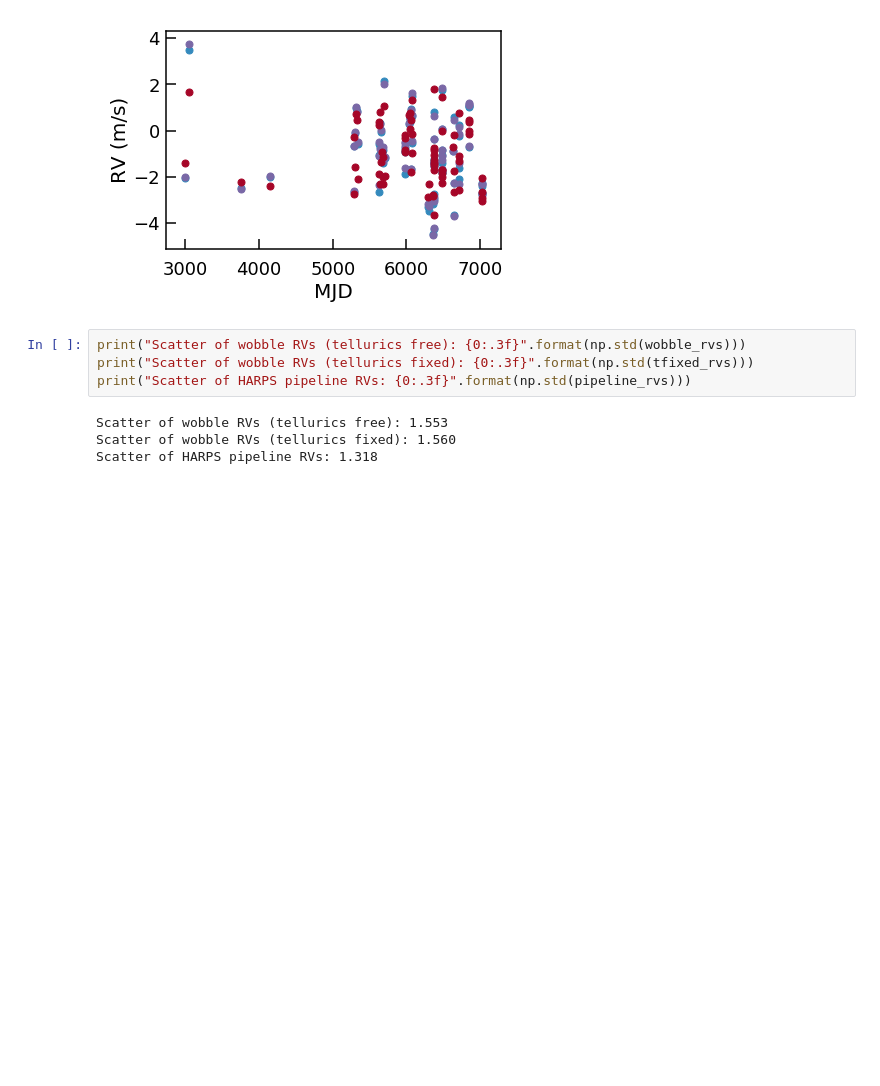
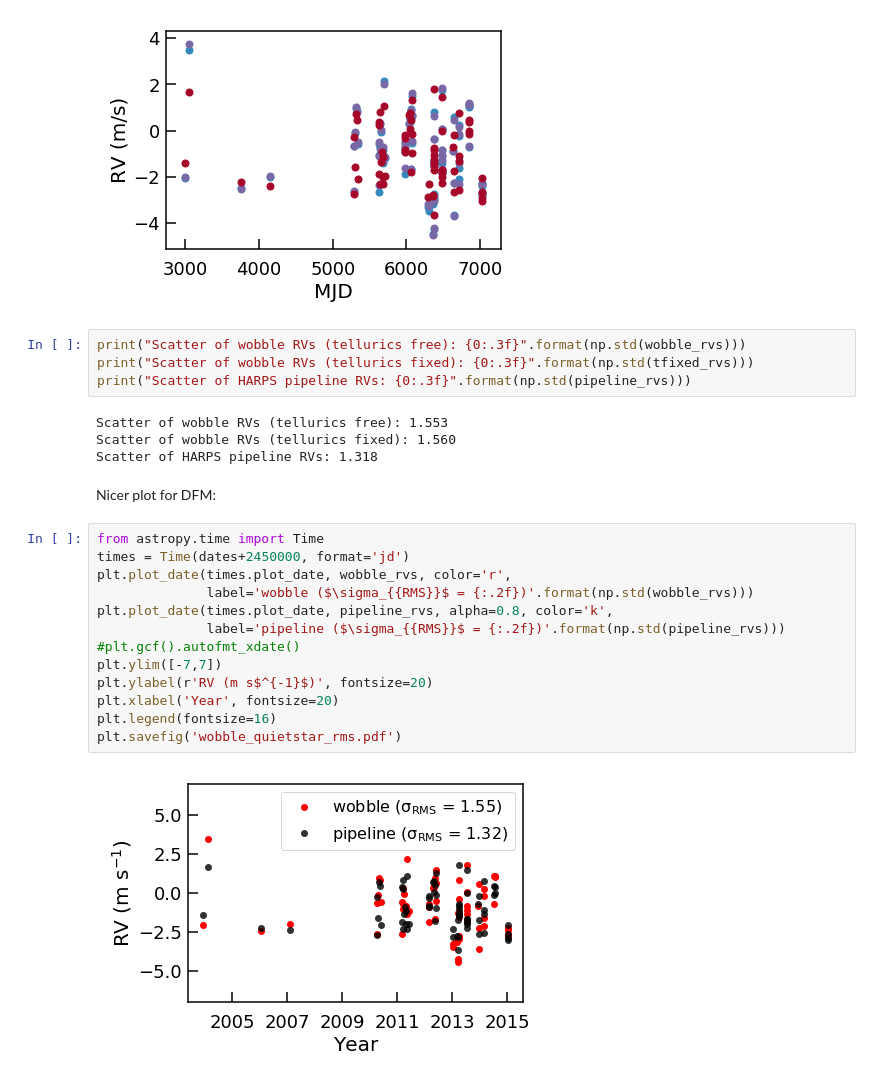
Before and after one commit to megbedell/wobble, a Jupyter notebook: notebooks/HIP54287.ipynb, the cells around one changed output. Drawn from its saved outputs; the diff is of its cells as text; blank space fills up the shorter version.

```diff
--- a/notebooks/HIP54287.ipynb
+++ b/notebooks/HIP54287.ipynb
@@ -53,3 +53,20 @@ print("Scatter of HARPS pipeline RVs: {0:.3f}".format(np.std(pipeline_rvs)))
 Scatter of wobble RVs (tellurics free): 1.553
 Scatter of wobble RVs (tellurics fixed): 1.560
 Scatter of HARPS pipeline RVs: 1.318
+# %% [markdown]
+Nicer plot for DFM:
+# %%
+from astropy.time import Time
+times = Time(dates+2450000, format='jd')
+plt.plot_date(times.plot_date, wobble_rvs, color='r',
+              label='wobble ($\sigma_{{RMS}}$ = {:.2f})'.format(np.std(wobble_rvs)))
+plt.plot_date(times.plot_date, pipeline_rvs, alpha=0.8, color='k',
+              label='pipeline ($\sigma_{{RMS}}$ = {:.2f})'.format(np.std(pipeline_rvs)))
+#plt.gcf().autofmt_xdate()
+plt.ylim([-7,7])
+plt.ylabel(r'RV (m s$^{-1}$)', fontsize=20)
+plt.xlabel('Year', fontsize=20)
+plt.legend(fontsize=16)
+plt.savefig('wobble_quietstar_rms.pdf')
+# %% [output]
+[figure, added]
```
Also changed, not shown: parts of 1 cell of this notebook, 4 other files.
